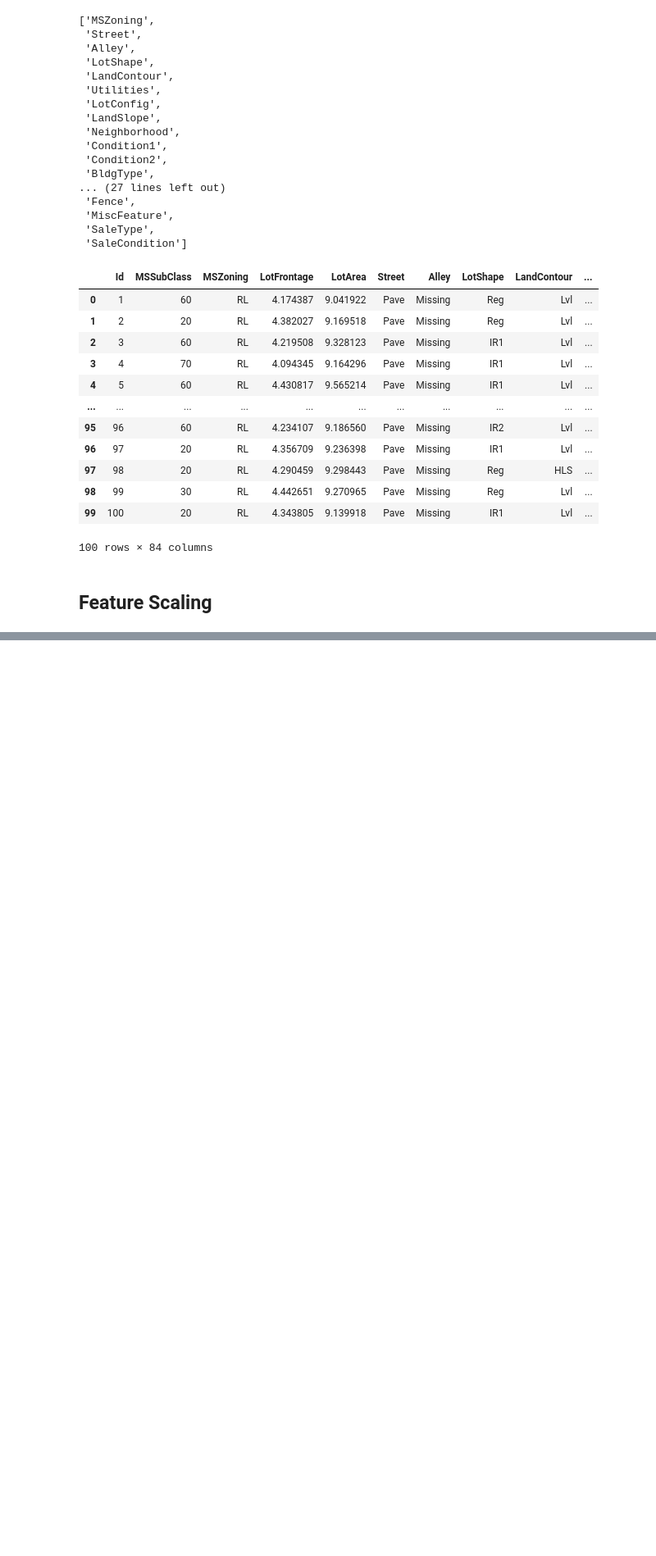
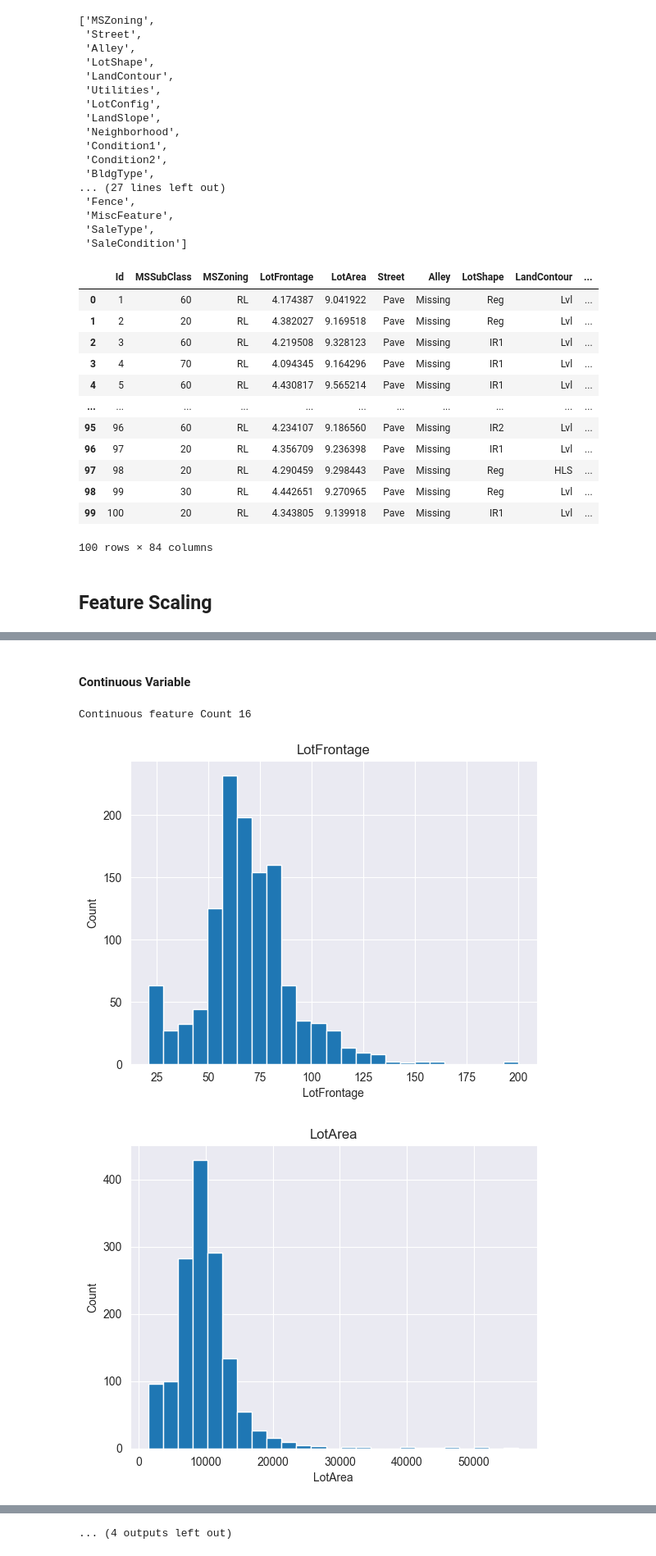
Before and after one commit to er-prateek-tripathi/HousingPricesDataset, a Jupyter notebook: MyWork/House_Price_Prediction.ipynb, the cells around one changed output, grey strips where cells are left out. Shown at 82% size. Saved outputs shown, nothing was run; the diff lists cells and outputs as text; code cells hidden in the pictures; blank space fills up the shorter version.

```diff
--- a/MyWork/House_Price_Prediction.ipynb
+++ b/MyWork/House_Price_Prediction.ipynb
@@ -697,0 +786,5 @@ data.to_csv('X_train.csv', index = False)
+# %%
+# list of variables that contain year information
+year_feature = [feature for feature in numerical_features if 'Yr' in feature or 'Year' in feature]
+
+year_feature
@@ -697,0 +793,4 @@ data.to_csv('X_train.csv', index = False)
+# %%
+# let's explore the content of these year variables
+for feature in year_feature:
+    print(feature, dataset_test[feature].unique())
@@ -697,0 +819,6 @@ data.to_csv('X_train.csv', index = False)
+# %%
+## Numerical variables are usually of 2 type
+## 1. Continous variable and Discrete Variables
+
+discrete_feature=[feature for feature in numerical_features if len(dataset_test[feature].unique())<25 and feature not in year_feature+['Id']]
+print("Discrete Variables Count: {}".format(len(discrete_feature)))
@@ -697,0 +855,20 @@ data.to_csv('X_train.csv', index = False)
+# %% [markdown]
+#### Continuous Variable
+# %%
+continuous_feature=[feature for feature in numerical_features if feature not in discrete_feature+year_feature+['Id']]
+print("Continuous feature Count {}".format(len(continuous_feature)))
+# %% [output]
+Continuous feature Count 16
+# %%
+## Lets analyse the continuous values by creating histograms to understand the distribution
+
+for feature in continuous_feature:
+    data_test=dataset_test.copy()
+    data_test[feature].hist(bins=25)
+    plt.xlabel(feature)
+    plt.ylabel("Count")
+    plt.title(feature)
+    plt.show()
+# %% [output]
+[figure, added]
+[figure, added]
@@ -697,0 +885 @@ data.to_csv('X_train.csv', index = False)
+... (4 outputs left out)
```
Also changed, not shown: parts of 102 cells of this notebook, 1 other file.
